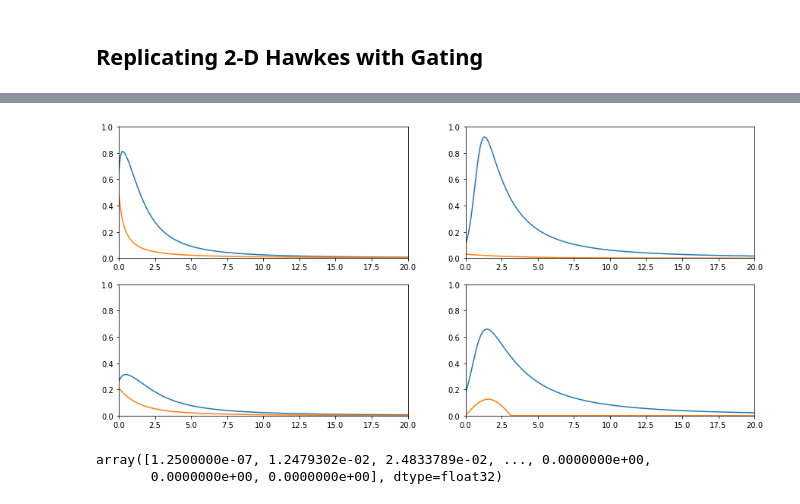
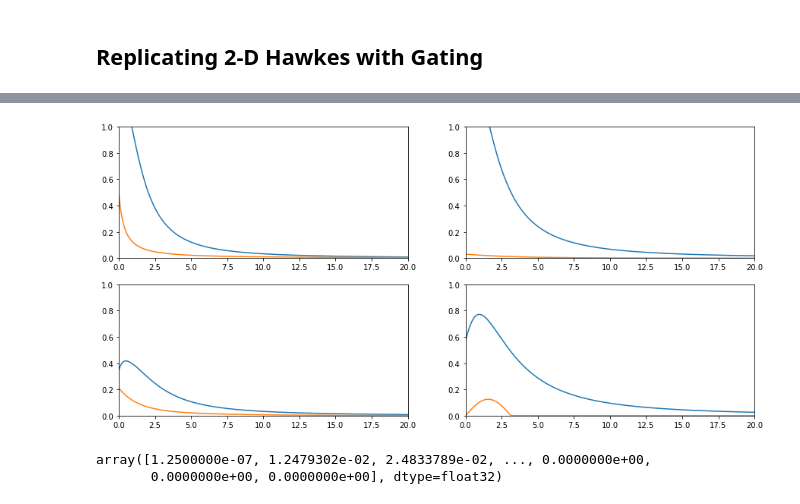
Before and after one commit to yamacisik/gated_kernel_tpp, a Jupyter notebook: kernel_fuctions_experiments.ipynb, the cells around one changed output, grey strips where cells are left out. Saved outputs shown, nothing was run; the diff lists cells and outputs as text; code cells hidden in the pictures.

```diff
--- a/kernel_fuctions_experiments.ipynb
+++ b/kernel_fuctions_experiments.ipynb
@@ -661,7 +661,7 @@ params.tail(4)
 # %%
 
 
-model_id  = 'eb20818513'
+model_id  = 'f66a665109'
 ls = params.loc[params.Model_ID ==model_id].values[0][1:5]
 sigmas = params.loc[params.Model_ID ==model_id].values[0][5:9]
 lengtscales = params.loc[params.Model_ID ==model_id].values[0][9:13]
@@ -672,34 +672,34 @@ def magic_kernel_2(x, sigma=1, lengthscale=5, l = 1.0,s=1.0):
     k1 = 1 + torch.tanh((d - l + 2) / s)
     alpha = 1
     k2 =  (1 + (d ** 2) / (alpha * lengthscale ** 2)) ** (-alpha)
 
 #     k2 = torch.exp(-(d) / lengthscale)
 
     return sigma*k1*k2
 
 
 t =torch.arange(0,200,0.1)+0.000001
 
 
 fig, axes = plt.subplots(2, 2,figsize=(15,7))
 axes = axes.flatten()
 for i in range(len(axes)):
 
     values = magic_kernel_2(t,sigma = sigmas[i], lengthscale = lengtscales[i], s = ss[i],l = ls[i])
 #     values = (values - values.min())/(values.max()-values.min())
     real_values = triggering_kernel(t,i)
 #     real_values = (real_values - real_values.min())/(real_values.max()-real_values.min())
 
     axes[i].plot(t,values)
     axes[i].plot(t,real_values)
     axes[i].set_xlim(0, 20)
     axes[i].set_ylim(0, 1)
 # axes[0].set_xlim(0, 10)
 # axes[1].set_ylim(0, 0.2)
 # axes[2].set_xlim(0, 10)
 # axes[3].set_ylim(0, 0.3)
 # %% [output]
-[figure, old version]
+[figure, new version]
 # %%
 real_values
 # %% [output]
```
Also changed, not shown: parts of 1 cell of this notebook, 1 other file.
